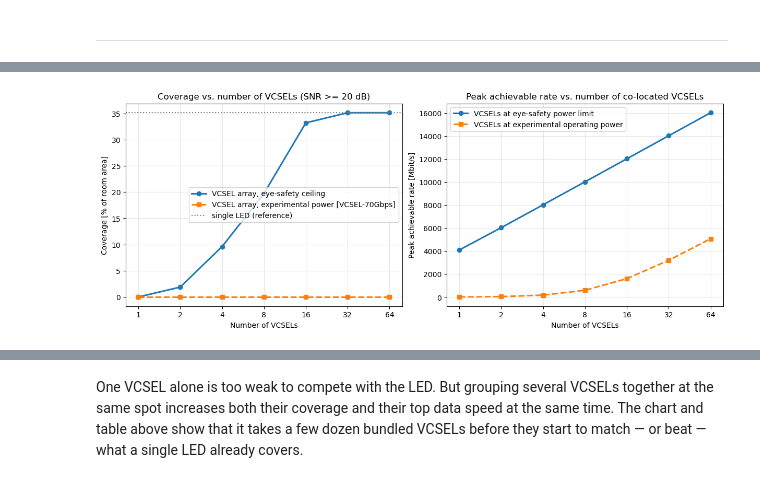
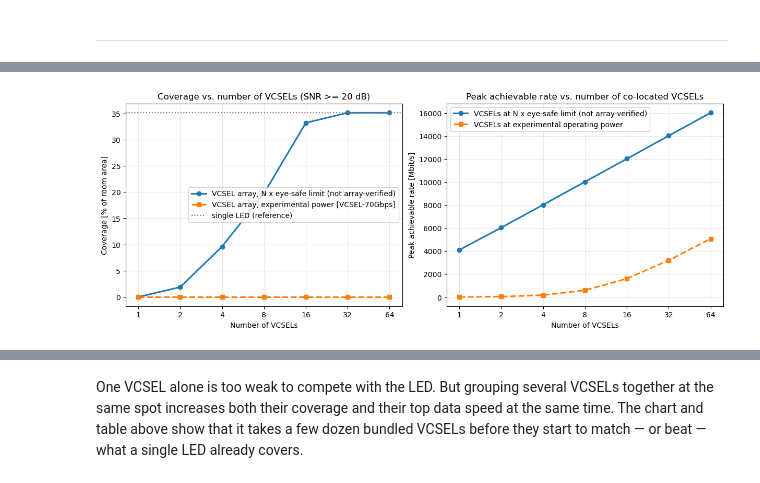
Before and after one commit to carolinalopezdelamadriz/lifi-comparative-analysis, a Jupyter notebook: single_cell_analysis_v3.ipynb, the cells around one changed output, grey strips where cells are left out. Drawn from its saved outputs; the diff is of its cells as text; code cells hidden in the pictures.

```diff
--- a/single_cell_analysis_v3.ipynb
+++ b/single_cell_analysis_v3.ipynb
@@ -523,7 +559,7 @@ def eye_safe_ptx(w0, lam, rp=3.5e-3):
         zhaz = 0.1  # hazard distance capped at 10 cm for wide-divergence beams ([Eye-Safety] Alg. 1)
     else:
         alpha = 2 * np.arctan(w0 / d86)
-        zhaz = w0 / 0.0021 if alpha < 1.5e-3 else 9.2 * np.pi * w0 / (2 * lam)  # [Eye-Safety] Alg. 1
+        zhaz = 2 * w0 / 0.0021 if alpha < 1.5e-3 else 9.2 * np.pi * w0 / (2 * lam)  # [Eye-Safety] Alg. 1, step 9/12
     Wzhaz = w0 * np.sqrt(1 + (zhaz / zR_)**2)  # beam radius at the hazard distance, [Eye-Safety] eq. (4a)
     eta = 1 - np.exp(-2 * rp**2 / Wzhaz**2)    # fraction of beam power entering the pupil
     return (1 / eta) * mpe_point_long_exposure(lam * 1e9) * np.pi * rp**2, zhaz, eta  # Pt,max, [Eye-Safety] eq. (36)
@@ -731,36 +812,36 @@ for n in N_VCSEL_LIST:
 
 cov_led_value = 100 * cov_led_re.mean()  # single-LED coverage from Phase 2, as a reference line
 
 fig, axes = plt.subplots(1, 2, figsize=(12, 4.6), constrained_layout=True)
 
 ax = axes[0]
-ax.plot(N_VCSEL_LIST, cov_vs_N_eyesafe, "o-", lw=2.2, label="VCSEL array, eye-safety ceiling")
+ax.plot(N_VCSEL_LIST, cov_vs_N_eyesafe, "o-", lw=2.2, label="VCSEL array, N x eye-safe limit (not array-verified)")
 ax.plot(N_VCSEL_LIST, cov_vs_N_exp, "s--", lw=2.2, label="VCSEL array, experimental power [VCSEL-70Gbps]")
 ax.axhline(cov_led_value, color="gray", ls=":", lw=1.5, label="single LED (reference)")
 ax.set_xscale("log", base=2)
 ax.set_xticks(N_VCSEL_LIST)
 ax.set_xticklabels(N_VCSEL_LIST)
 ax.set_xlabel("Number of VCSELs")
 ax.set_ylabel("Coverage [% of room area]")
 ax.set_title(f"Coverage vs. number of VCSELs (SNR >= {GAMMA_TH_DB:.0f} dB)")
 ax.legend()
 ax.grid(alpha=.3)
 
 ax = axes[1]
-ax.plot(N_VCSEL_LIST, peak_rate_vs_N_eyesafe, "o-", lw=2.2, label="VCSELs at eye-safety power limit")
+ax.plot(N_VCSEL_LIST, peak_rate_vs_N_eyesafe, "o-", lw=2.2, label="VCSELs at N x eye-safe limit (not array-verified)")
 ax.plot(N_VCSEL_LIST, peak_rate_vs_N_exp, "s--", lw=2.2, label="VCSELs at experimental operating power")
 ax.set_xscale("log", base=2)
 ax.set_xticks(N_VCSEL_LIST)
 ax.set_xticklabels(N_VCSEL_LIST)
 ax.set_xlabel("Number of VCSELs")
 ax.set_ylabel("Peak achievable rate [Mbit/s]")
 ax.set_title("Peak achievable rate vs. number of co-located VCSELs")
 ax.legend()
 ax.grid(alpha=.3)
 
 plt.show()
 # %% [output]
-[figure, old version]
+[figure, new version]
 # %%
 scaling_df = pd.DataFrame({
     "N": N_VCSEL_LIST,
```
Also changed, not shown: parts of 21 cells of this notebook.
